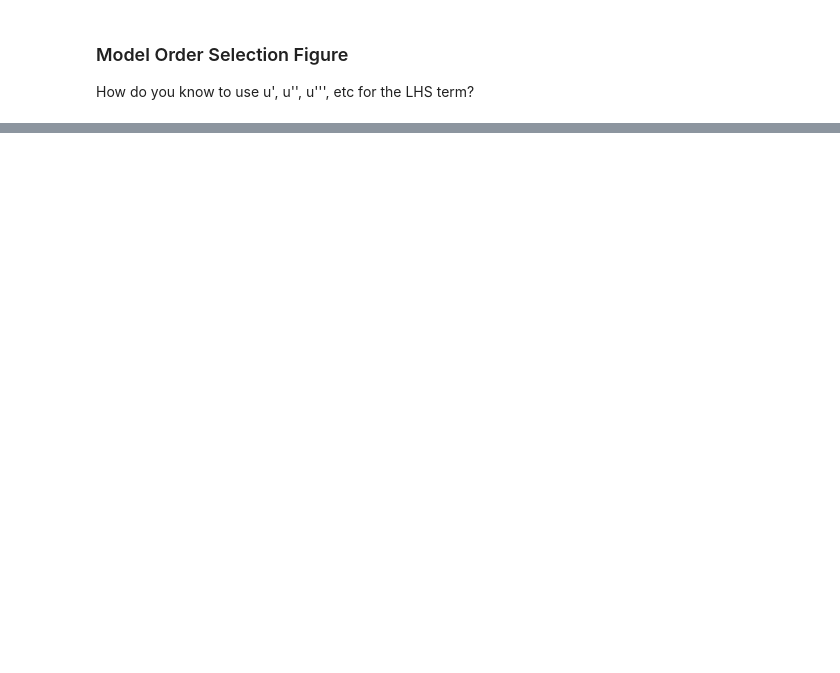
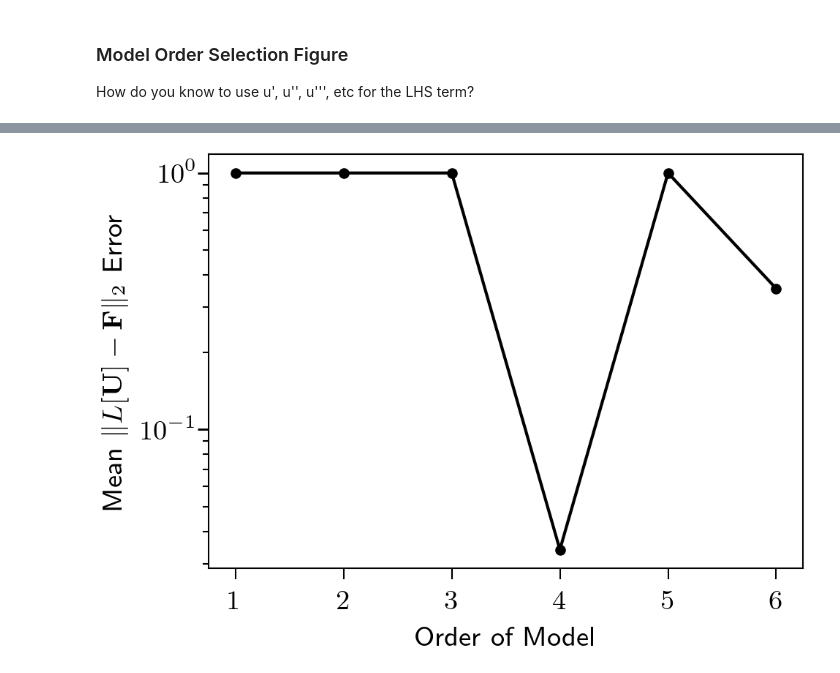
Before and after one commit to sheadan/SINDy-BVP, a Jupyter notebook: Fig 6 - Euler-Bernoulli - Model Order Selection.ipynb, the cells around one changed output, grey strips where cells are left out. Cells and saved outputs as stored; diff of their text form; code cells hidden in the pictures; blank space fills up the shorter version.

```diff
--- a/Fig 6 - Euler-Bernoulli - Model Order Selection.ipynb
+++ b/Fig 6 - Euler-Bernoulli - Model Order Selection.ipynb
@@ -183,0 +229,25 @@ plt.show()
+# %%
+half_params['lines.linewidth'] = 1
+half_params['lines.markersize'] = 3
+plt.rcParams.update(half_params)
+
+
+# Create figure
+plt.figure()
+# set axes
+ax1 = plt.gca()
+
+losses_capped = [min(loss,1) for loss in losses]
+# Plot the results
+plt.semilogy(diff_orders, losses_capped, '-o', color='k')
+
+
+plt.ylabel("Mean $\lVert L[\mathbf{U}] -\mathbf{F} \lVert_2$ Error")
+plt.xlabel("Order of Model")
+
+## Save figure
+plt.savefig('./Figs/Fig6v2.png', dpi=600, transparent=True)
+
+plt.show()
+# %% [output]
+[figure, added]
```
Also changed, not shown: parts of 4 cells of this notebook, 50 other files.
